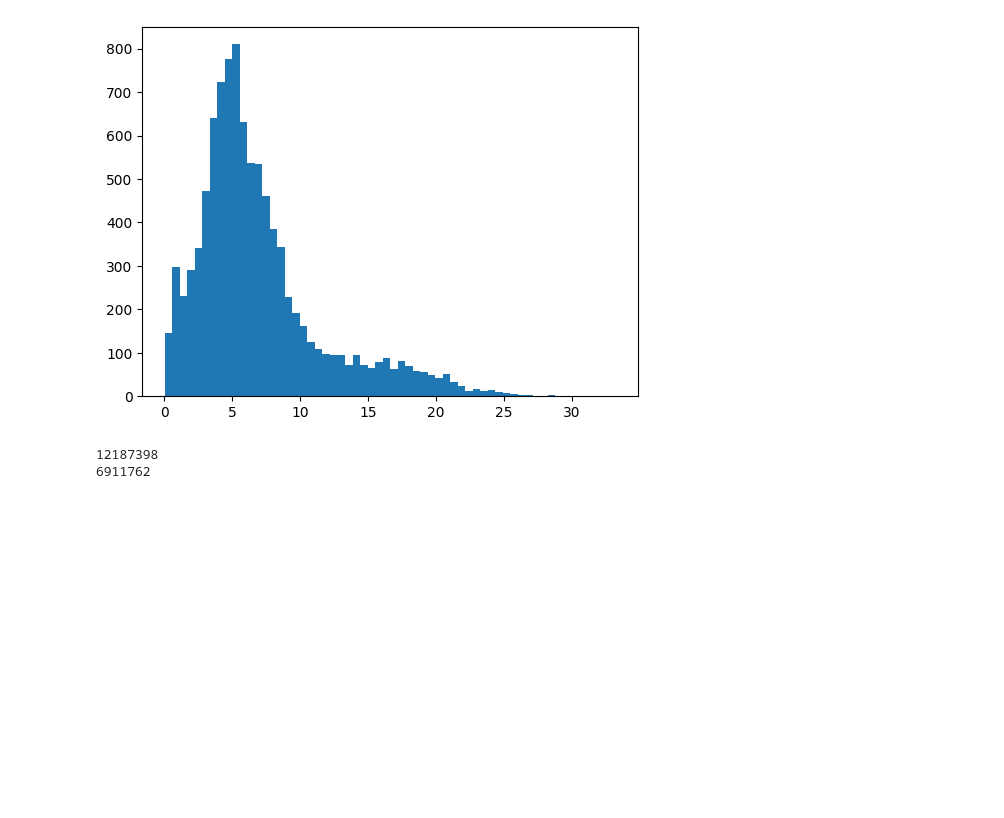
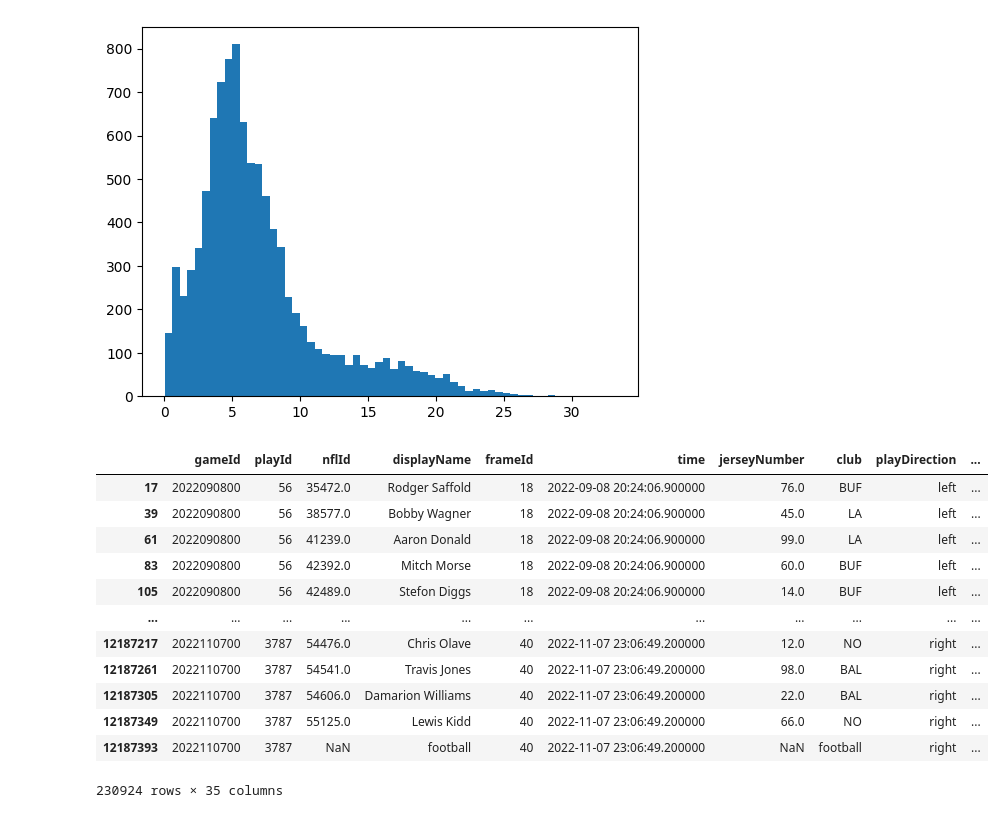
Before and after one commit to rudraravl/nfldatabowl2024, a Jupyter notebook: codemonkeynfl.ipynb, the cells around one changed output. Saved outputs shown, nothing was run; the diff lists cells and outputs as text; code cells hidden in the pictures; blank space fills up the shorter version.

```diff
--- a/codemonkeynfl.ipynb
+++ b/codemonkeynfl.ipynb
@@ -282,6 +287,22 @@ plt.hist(all_start_dists, bins = 60)
 [figure]
 # %%
 df = all_weeks.merge(plays, on=['gameId', 'playId'], how='inner')
+# %%
+(df[df['event'] == "tackle"])
+# %% [output]
+|  | gameId | playId | nflId | displayName | frameId | time | jerseyNumber | club | playDirection | ... |
+| 17 | 2022090800 | 56 | 35472.0 | Rodger Saffold | 18 | 2022-09-08 20:24:06.900000 | 76.0 | BUF | left | ... |
+| 39 | 2022090800 | 56 | 38577.0 | Bobby Wagner | 18 | 2022-09-08 20:24:06.900000 | 45.0 | LA | left | ... |
+| 61 | 2022090800 | 56 | 41239.0 | Aaron Donald | 18 | 2022-09-08 20:24:06.900000 | 99.0 | LA | left | ... |
+| 83 | 2022090800 | 56 | 42392.0 | Mitch Morse | 18 | 2022-09-08 20:24:06.900000 | 60.0 | BUF | left | ... |
+| 105 | 2022090800 | 56 | 42489.0 | Stefon Diggs | 18 | 2022-09-08 20:24:06.900000 | 14.0 | BUF | left | ... |
+| ... | ... | ... | ... | ... | ... | ... | ... | ... | ... | ... |
+| 12187217 | 2022110700 | 3787 | 54476.0 | Chris Olave | 40 | 2022-11-07 23:06:49.200000 | 12.0 | NO | right | ... |
+| 12187261 | 2022110700 | 3787 | 54541.0 | Travis Jones | 40 | 2022-11-07 23:06:49.200000 | 98.0 | BAL | right | ... |
+| 12187305 | 2022110700 | 3787 | 54606.0 | Damarion Williams | 40 | 2022-11-07 23:06:49.200000 | 22.0 | BAL | right | ... |
+| 12187349 | 2022110700 | 3787 | 55125.0 | Lewis Kidd | 40 | 2022-11-07 23:06:49.200000 | 66.0 | NO | right | ... |
+| 12187393 | 2022110700 | 3787 | NaN | football | 40 | 2022-11-07 23:06:49.200000 | NaN | football | right | ... |
+230924 rows × 35 columns
 # %%
 valid = []
 
@@ -315,9 +338,3 @@ for game_id, play_id, start_frame, def_club in play_nums:
 # %%
 # valid_players is a subset of all_weeks and plays
 valid_players = pd.concat(valid)
-# %%
-print(len(df))
-print(len(valid_players))
-# %% [output]
-12187398
-6911762
```
Also changed, not shown: parts of 8 cells of this notebook.
